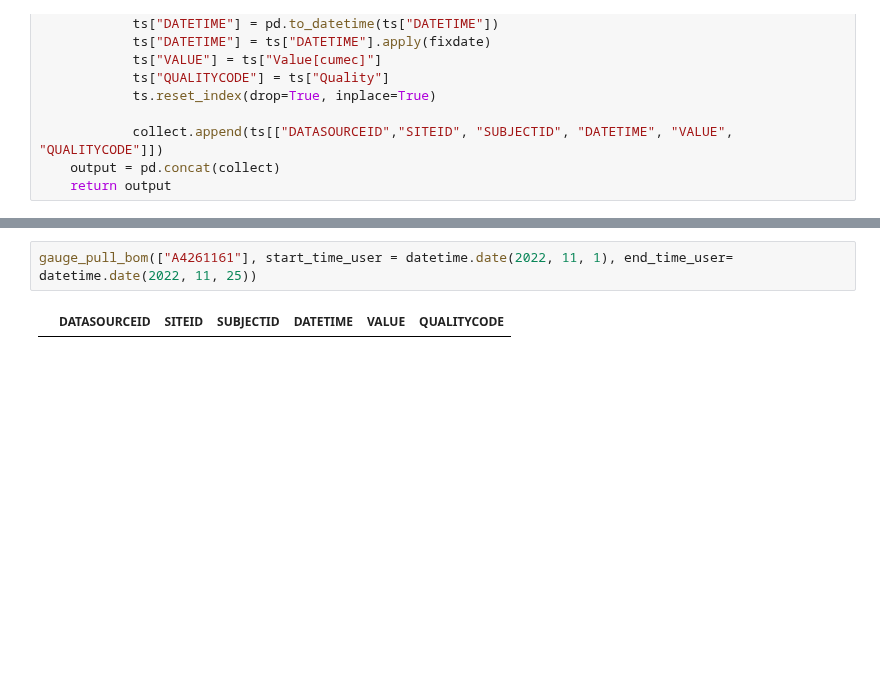
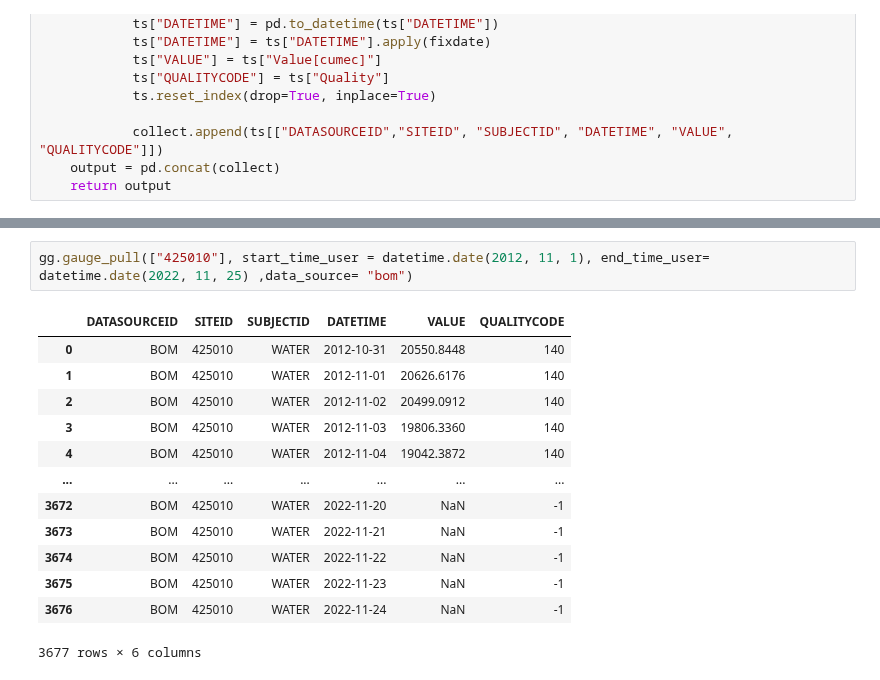
Before and after one commit to MDBAuth/MDBA_Gauge_Getter, a Jupyter notebook: Gauge_getter_example.ipynb, the cells around one changed output, grey strips where cells are left out. Cells and saved outputs as stored; diff of their text form; blank space fills up the shorter version.

```diff
--- a/Gauge_getter_example.ipynb
+++ b/Gauge_getter_example.ipynb
@@ -229,4 +227,16 @@ Timestamp[UTC]
 # %%
-gauge_pull_bom(["A4261161"], start_time_user = datetime.date(2022, 11, 1), end_time_user= datetime.date(2022, 11, 25))
+gg.gauge_pull(["425010"], start_time_user = datetime.date(2012, 11, 1), end_time_user= datetime.date(2022, 11, 25) ,data_source= "bom")
 # %% [output]
 |  | DATASOURCEID | SITEID | SUBJECTID | DATETIME | VALUE | QUALITYCODE |
+| 0 | BOM | 425010 | WATER | 2012-10-31 | 20550.8448 | 140 |
+| 1 | BOM | 425010 | WATER | 2012-11-01 | 20626.6176 | 140 |
+| 2 | BOM | 425010 | WATER | 2012-11-02 | 20499.0912 | 140 |
+| 3 | BOM | 425010 | WATER | 2012-11-03 | 19806.3360 | 140 |
+| 4 | BOM | 425010 | WATER | 2012-11-04 | 19042.3872 | 140 |
+| ... | ... | ... | ... | ... | ... | ... |
+| 3672 | BOM | 425010 | WATER | 2022-11-20 | NaN | -1 |
+| 3673 | BOM | 425010 | WATER | 2022-11-21 | NaN | -1 |
+| 3674 | BOM | 425010 | WATER | 2022-11-22 | NaN | -1 |
+| 3675 | BOM | 425010 | WATER | 2022-11-23 | NaN | -1 |
+| 3676 | BOM | 425010 | WATER | 2022-11-24 | NaN | -1 |
+3677 rows × 6 columns
```
Also changed, not shown: parts of 3 cells of this notebook, 8 other files.
